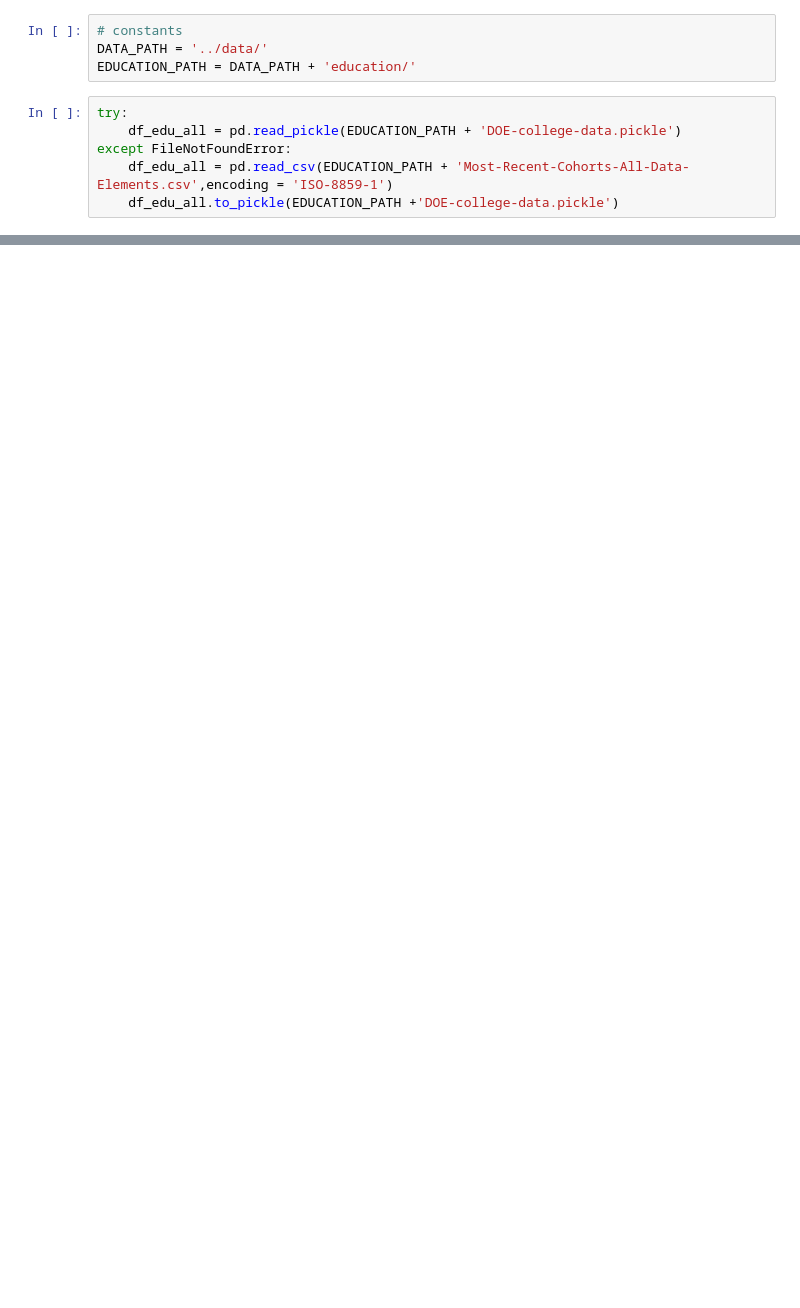
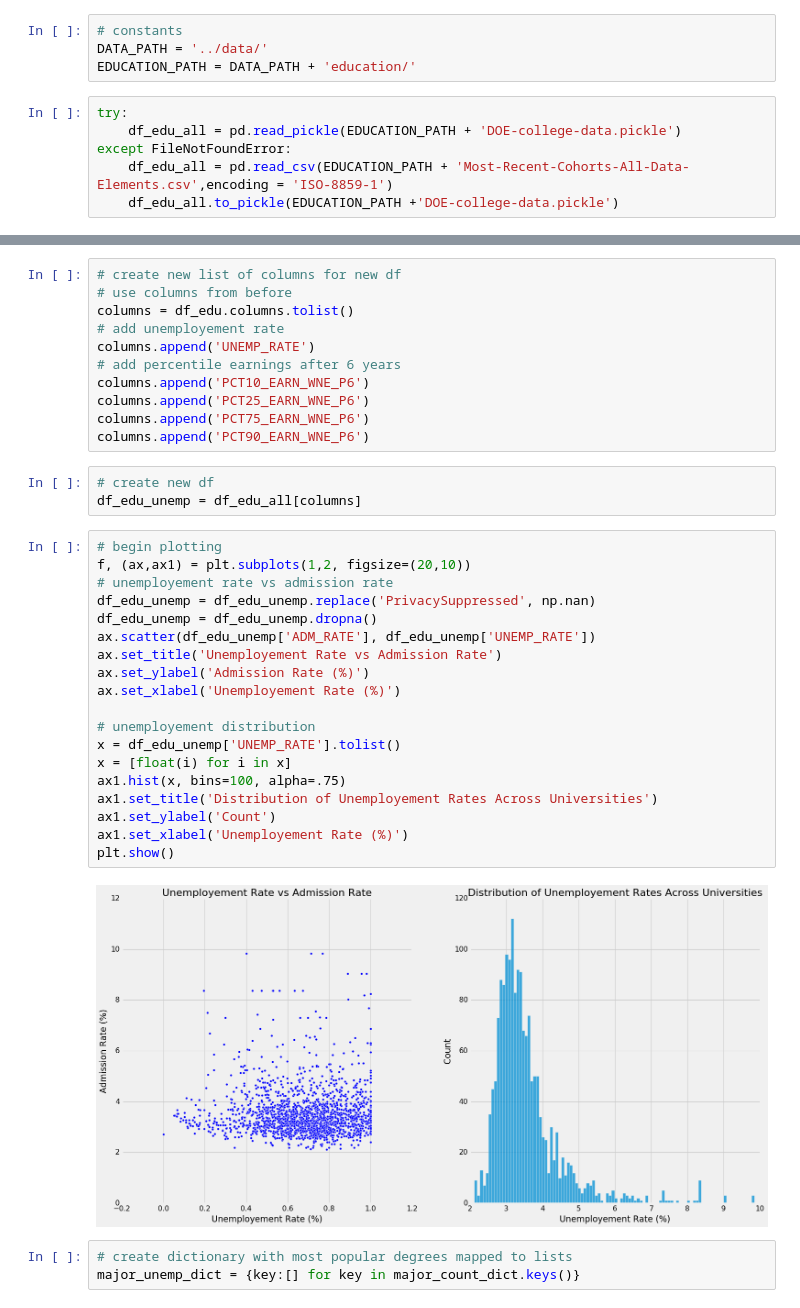
Before and after one commit to jer96/CareerPathPrediction, a Jupyter notebook: analysis/college-scorecard-analysis.ipynb, the cells around one changed output, grey strips where cells are left out. Drawn from its saved outputs; the diff is of its cells as text; blank space fills up the shorter version.

```diff
--- a/analysis/college-scorecard-analysis.ipynb
+++ b/analysis/college-scorecard-analysis.ipynb
@@ -47,0 +129,38 @@ np.sum(df_edu.iloc[:1, 1:39].values)
+# %%
+# create new list of columns for new df
+# use columns from before
+columns = df_edu.columns.tolist()
+# add unemployement rate
+columns.append('UNEMP_RATE')
+# add percentile earnings after 6 years
+columns.append('PCT10_EARN_WNE_P6')
+columns.append('PCT25_EARN_WNE_P6')
+columns.append('PCT75_EARN_WNE_P6')
+columns.append('PCT90_EARN_WNE_P6')
+# %%
+# create new df
+df_edu_unemp = df_edu_all[columns]
+# %%
+# begin plotting
+f, (ax,ax1) = plt.subplots(1,2, figsize=(20,10))
+# unemployement rate vs admission rate
+df_edu_unemp = df_edu_unemp.replace('PrivacySuppressed', np.nan)
+df_edu_unemp = df_edu_unemp.dropna()
+ax.scatter(df_edu_unemp['ADM_RATE'], df_edu_unemp['UNEMP_RATE'])
+ax.set_title('Unemployement Rate vs Admission Rate')
+ax.set_ylabel('Admission Rate (%)')
+ax.set_xlabel('Unemployement Rate (%)')
+
+# unemployement distribution
+x = df_edu_unemp['UNEMP_RATE'].tolist()
+x = [float(i) for i in x]
+ax1.hist(x, bins=100, alpha=.75)
+ax1.set_title('Distribution of Unemployement Rates Across Universities')
+ax1.set_ylabel('Count')
+ax1.set_xlabel('Unemployement Rate (%)')
+plt.show()
+# %% [output]
+[figure, added]
+# %%
+# create dictionary with most popular degrees mapped to lists
+major_unemp_dict = {key:[] for key in major_count_dict.keys()}
```
Also changed, not shown: parts of 28 cells of this notebook, 1 other file.
